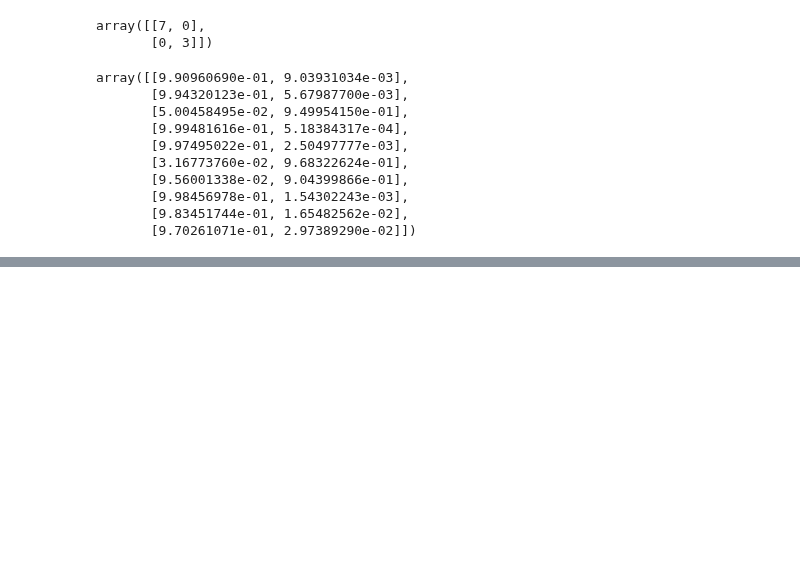
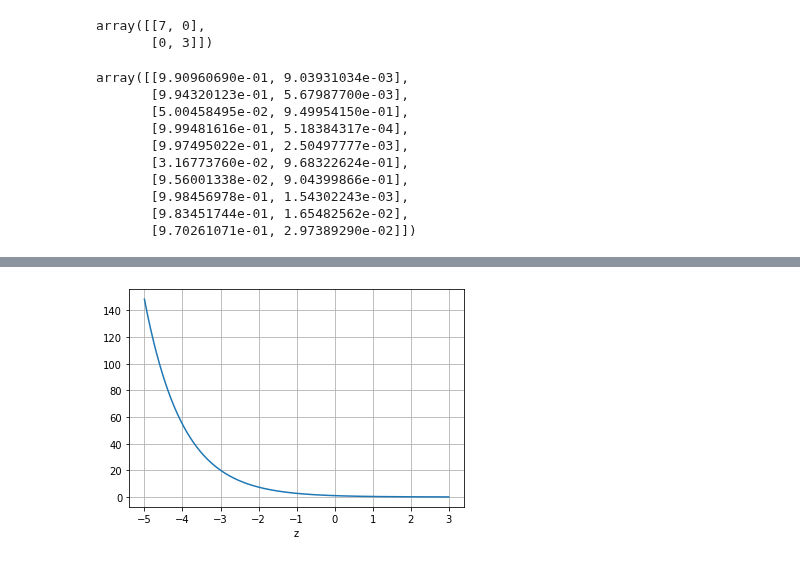
Before and after one commit to JakeOh/202110_itw_lab_python, a Jupyter notebook: ml08_classification.ipynb, the cells around one changed output, grey strips where cells are left out. Cells and saved outputs as stored; diff of their text form; code cells hidden in the pictures; blank space fills up the shorter version.

```diff
--- a/ml08_classification.ipynb
+++ b/ml08_classification.ipynb
@@ -225,0 +236,11 @@ array([[9.90960690e-01, 9.03931034e-03],
+# %%
+# 지수 함수: f(z) = e^(-z)
+z = np.arange(-5, 3, 0.001)
+f = np.exp(-z)
+
+plt.plot(z, f)
+plt.grid()
+plt.xlabel('z')
+plt.show()
+# %% [output]
+[figure, added]
```
Also changed, not shown: parts of 4 cells of this notebook.
